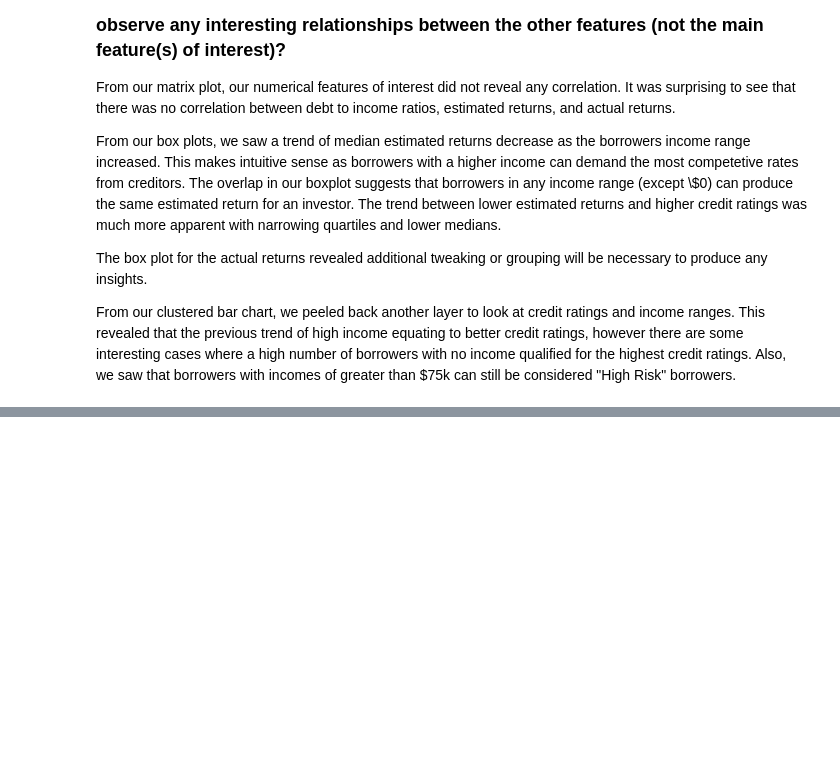
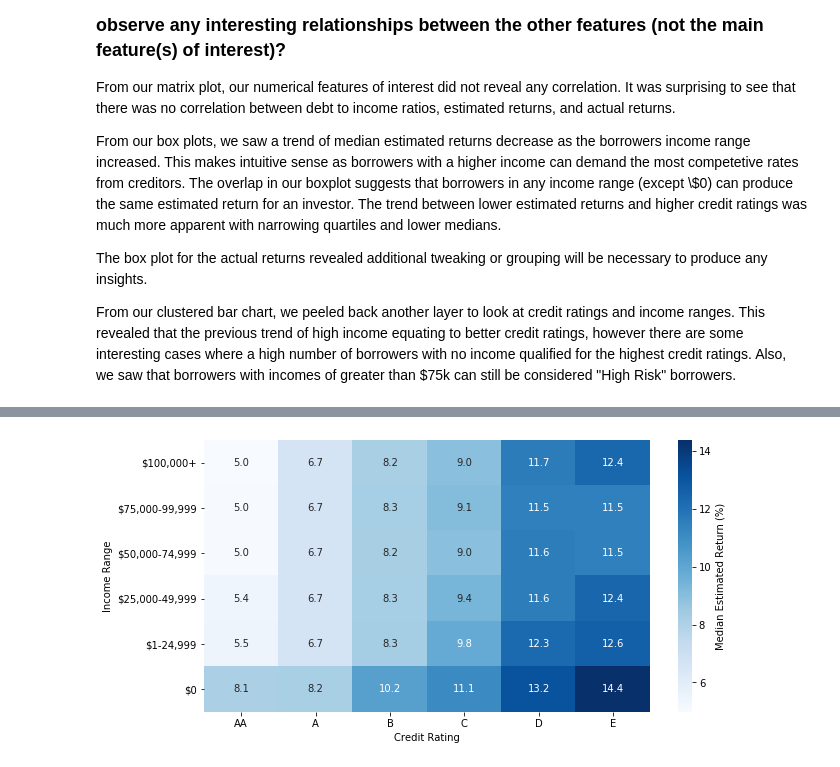
Before and after one commit to 0xjimm/prosper-loan-data-findings, a Jupyter notebook: prosper-loan-data-exploration.ipynb, the cells around one changed output, grey strips where cells are left out. Cells and saved outputs as stored; diff of their text form; code cells hidden in the pictures; blank space fills up the shorter version.

```diff
--- a/prosper-loan-data-exploration.ipynb
+++ b/prosper-loan-data-exploration.ipynb
@@ -539,0 +524,13 @@ the quote-formatted guide notes like this one before you finish your report!
+# %%
+# create a heat map of average estimated returnsb
+plt.figure(figsize = [10,5])
+
+cat_med = df.groupby(['ProsperRatingCombined', 'IncomeRange']).median()['EstimatedReturn']*100
+cat_med = cat_med.reset_index(name = 'EstimatedReturnMedian')
+cat_med = cat_med.pivot(index = 'IncomeRange', columns = 'ProsperRatingCombined', values = 'EstimatedReturnMedian')
+
+sns.heatmap(cat_med, annot = True, fmt = '.1f', cmap = "Blues", cbar_kws = {'label' : 'Median Estimated Return (%)'})
+plt.xlabel('Credit Rating')
+plt.ylabel('Income Range');
+# %% [output]
+[figure, added]
```
Also changed, not shown: parts of 8 cells of this notebook.
